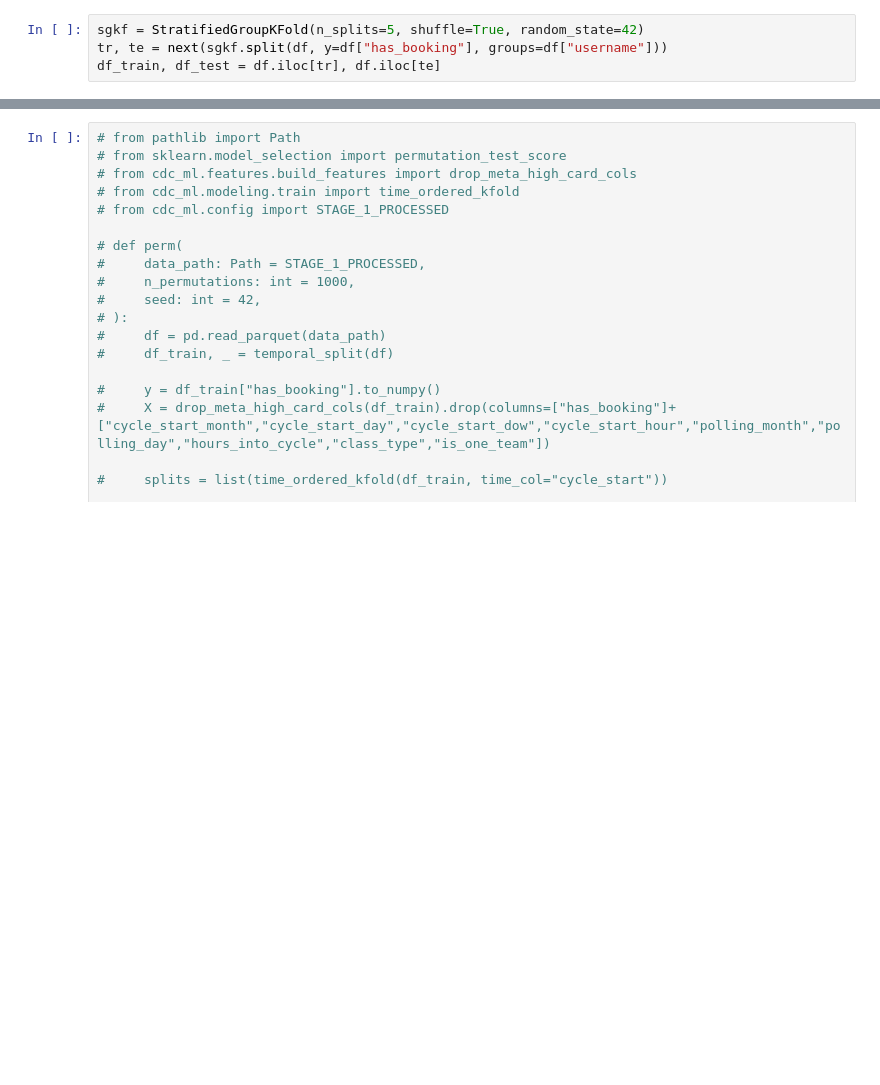
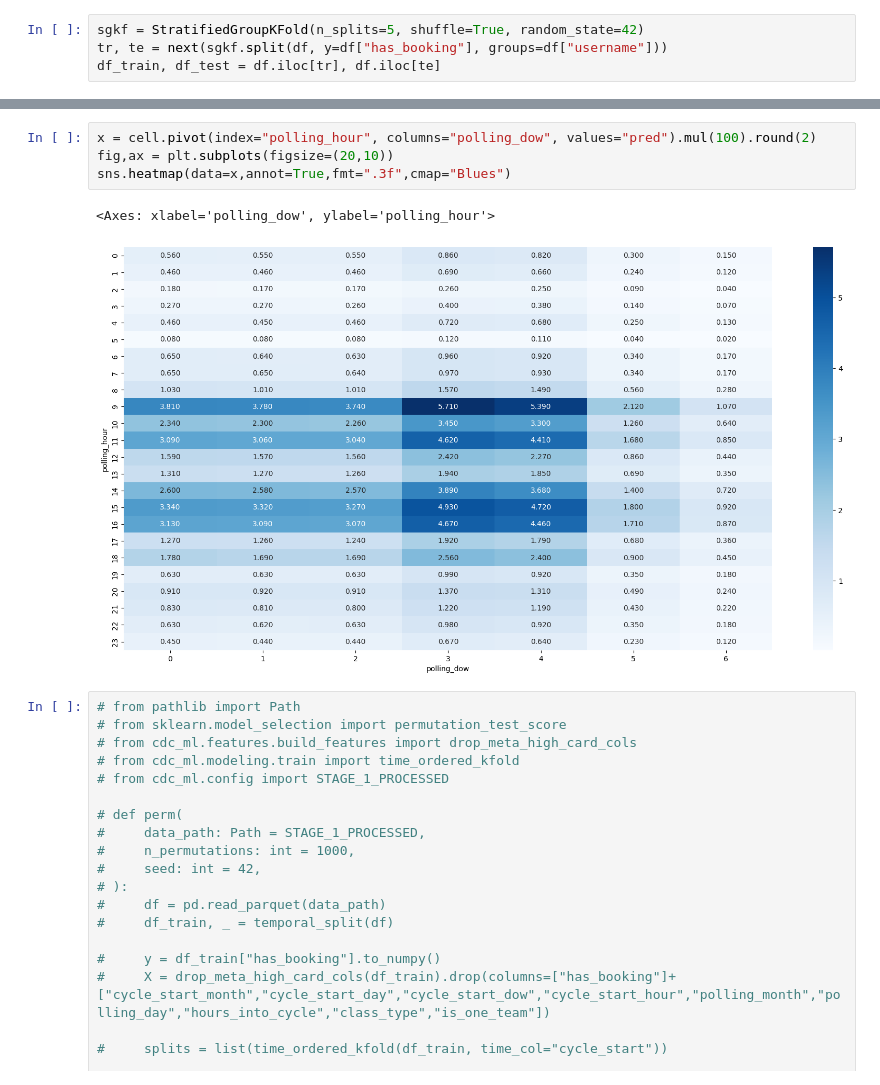
Before and after one commit to jun000111/cdc_ml, a Jupyter notebook: notebooks/3.01-model-baseline.ipynb, the cells around one changed output, grey strips where cells are left out. Saved outputs shown, nothing was run; the diff lists cells and outputs as text; blank space fills up the shorter version.

```diff
--- a/notebooks/3.01-model-baseline.ipynb
+++ b/notebooks/3.01-model-baseline.ipynb
@@ -116,3 +377,10 @@ Average importances
+# %%
+x = cell.pivot(index="polling_hour", columns="polling_dow", values="pred").mul(100).round(2)
+fig,ax = plt.subplots(figsize=(20,10))
+sns.heatmap(data=x,annot=True,fmt=".3f",cmap="Blues")
+# %% [output]
+<Axes: xlabel='polling_dow', ylabel='polling_hour'>
+[figure, added]
 # %%
 # from pathlib import Path
 # from sklearn.model_selection import permutation_test_score
```
Also changed, not shown: parts of 14 cells of this notebook, 2 other files.
